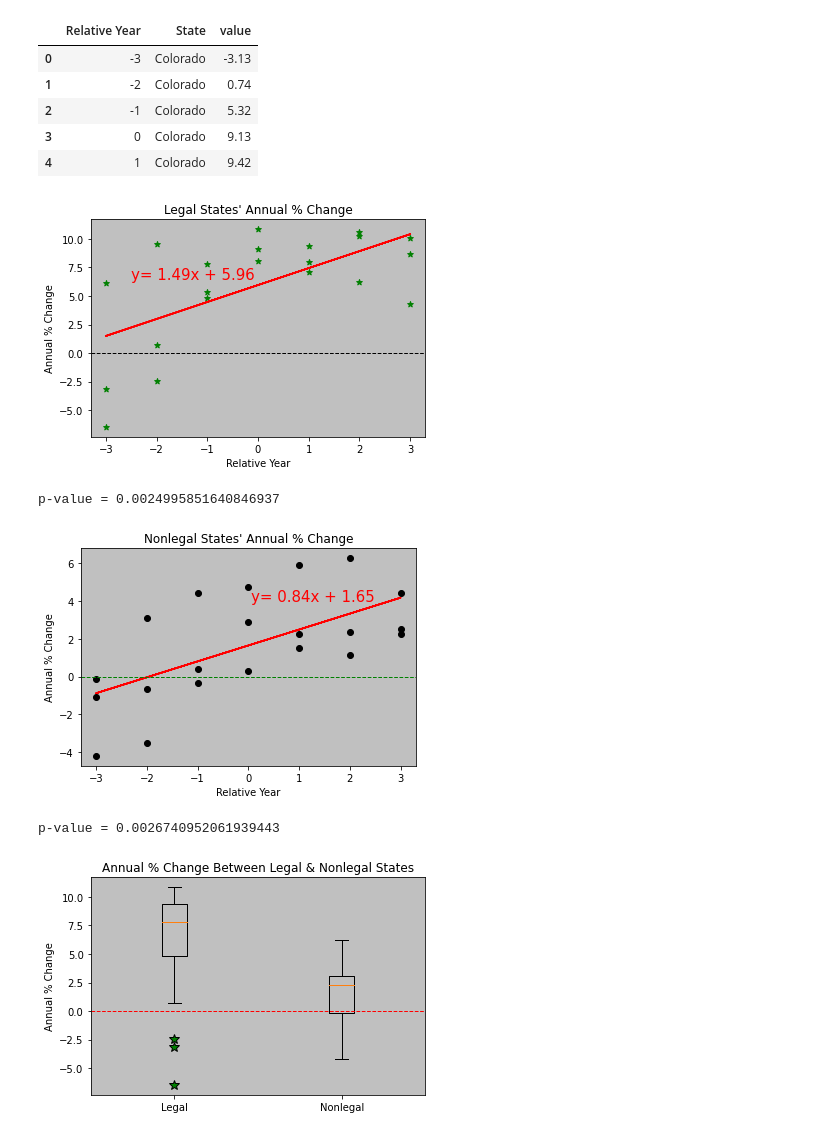
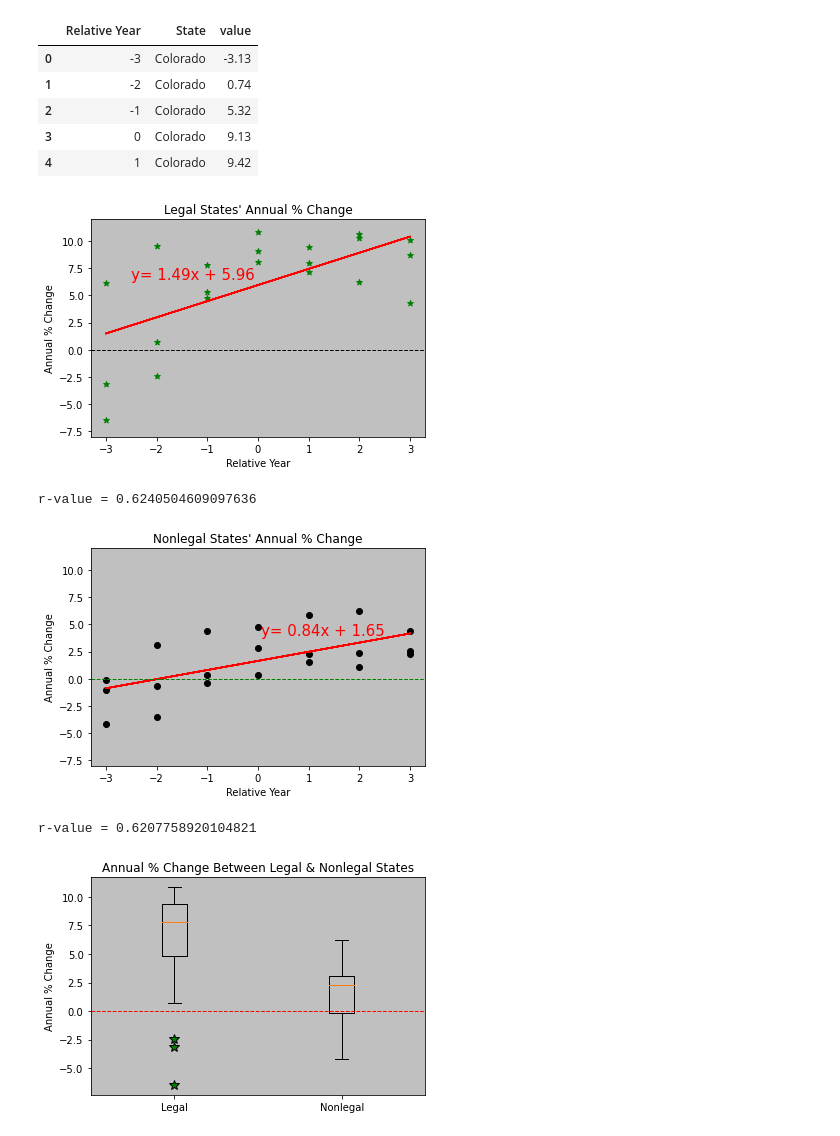
Before and after one commit to pbhan710/project01-group12, a Jupyter notebook: 1. Main/Main.ipynb, the cells around one changed output. Cells and saved outputs as stored; diff of their text form; code cells hidden in the pictures.

```diff
--- a/1. Main/Main.ipynb
+++ b/1. Main/Main.ipynb
@@ -291,44 +301,48 @@ plt.plot(legal_x,regress_values,"r-")
 plt.annotate(line_eq,(-2.5,6.5),fontsize=15,color="red")
 plt.xlabel('Relative Year')
 plt.ylabel('Annual % Change')
+plt.xlim(-3.3,3.3)
+plt.ylim(-8,12)
 plt.axhline(0, color='black', linestyle='--', linewidth=1)
 plt.savefig('images/legal_annual_change.png', facecolor='white')
 plt.show()
-print(f"p-value = {pvalue}")
+print(f"r-value = {rvalue}")
 # %% [output]
-[figure, old version]
+[figure, new version]
-p-value = 0.0024995851640846937
+r-value = 0.6240504609097636
 # %%
 # Create df for non-legal states' relative year
 nonlegal_df = relative_full.loc[(relative_full['State'] == 'Vermont') | (relative_full['State'] == 'New Jersey') |\
                            (relative_full['State'] == 'Rhode Island')]
 nonlegal_x = nonlegal_df['Relative Year']
 nonlegal_y = nonlegal_df['value'].astype(float)
 
 # create linear regression
 (slope, intercept, rvalue, pvalue, stderr) = linregress(nonlegal_x, nonlegal_y)
 
 # create the equation
 regress_values = legal_x * slope + intercept
 line_eq = f"y= {round(slope,2)}x + {round(intercept,2)}"
 
 # Scatter plot for legal states' annual % change
 ax = plt.axes()
 ax.set_facecolor('silver')
 nonlegal = plt.scatter(nonlegal_x, nonlegal_y,\
                     color='black', marker = 'o')
 plt.title("Nonlegal States' Annual % Change")
 plt.plot(nonlegal_x,regress_values,"r-")
 plt.annotate(line_eq,(.05,4),fontsize=15,color="red")
 plt.xlabel('Relative Year')
 plt.ylabel('Annual % Change')
+plt.xlim(-3.3,3.3)
+plt.ylim(-8,12)
 plt.axhline(0, color='g', linestyle='--', linewidth=1)
 plt.savefig('images/nonlegal_annual_change.png', facecolor='white')
 plt.show()
-print(f"p-value = {pvalue}")
+print(f"r-value = {rvalue}")
 # %% [output]
-[figure, old version]
+[figure, new version]
-p-value = 0.0026740952061939443
+r-value = 0.6207758920104821
 # %%
 # Create boxplot comparing annual % change between legal and nonlegal states
 x_axis = np.arange(0, 2)
```
Also changed, not shown: parts of 2 cells of this notebook, 3 other files.
